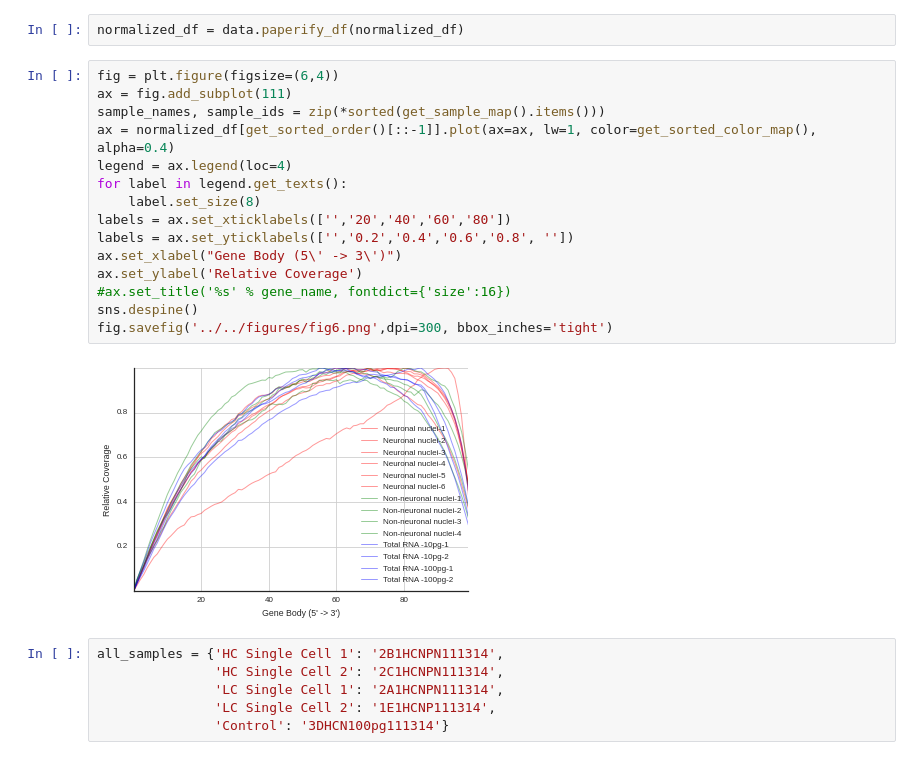
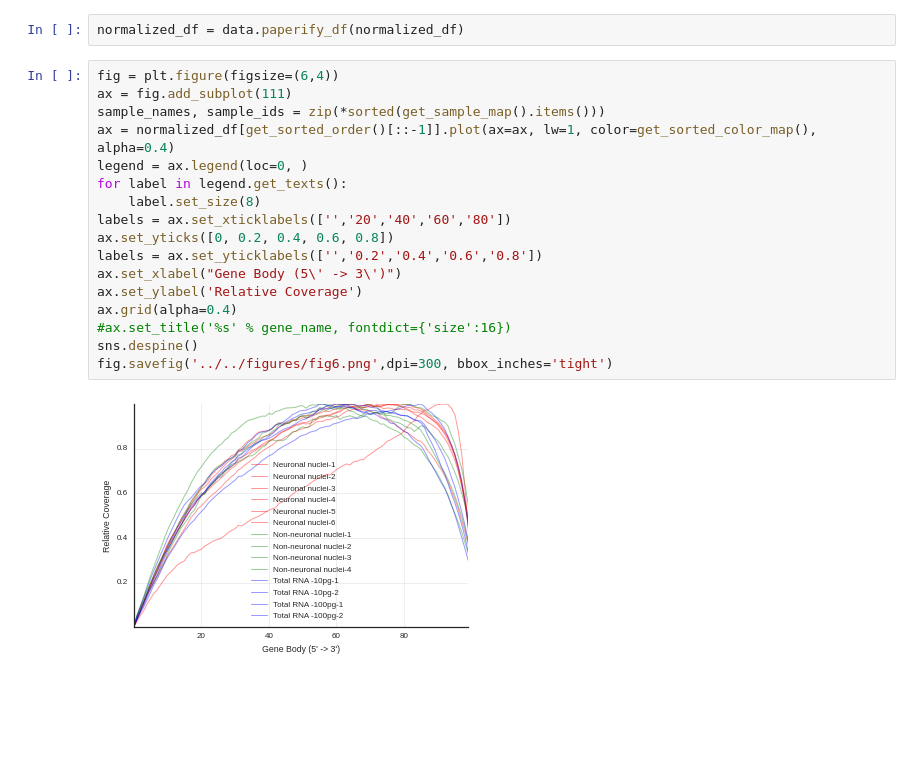
Before and after one commit to Schork-Lab/single-cell, a Jupyter notebook: ipython/nature_protocol/figure_6.ipynb, the cells around one changed output. Drawn from its saved outputs; the diff is of its cells as text; blank space fills up the shorter version.

Commit message:
Updated grids for ifgure 6

```diff
--- a/ipython/nature_protocol/figure_6.ipynb
+++ b/ipython/nature_protocol/figure_6.ipynb
@@ -38,23 +38,19 @@ normalized_df = data.paperify_df(normalized_df)
 # %%
 fig = plt.figure(figsize=(6,4))
 ax = fig.add_subplot(111)
 sample_names, sample_ids = zip(*sorted(get_sample_map().items()))
 ax = normalized_df[get_sorted_order()[::-1]].plot(ax=ax, lw=1, color=get_sorted_color_map(), alpha=0.4)
-legend = ax.legend(loc=4)
+legend = ax.legend(loc=0, )
 for label in legend.get_texts():
     label.set_size(8)
 labels = ax.set_xticklabels(['','20','40','60','80'])
-labels = ax.set_yticklabels(['','0.2','0.4','0.6','0.8', ''])
+ax.set_yticks([0, 0.2, 0.4, 0.6, 0.8])
+labels = ax.set_yticklabels(['','0.2','0.4','0.6','0.8'])
 ax.set_xlabel("Gene Body (5\' -> 3\')")
 ax.set_ylabel('Relative Coverage')
+ax.grid(alpha=0.4)
 #ax.set_title('%s' % gene_name, fontdict={'size':16})
 sns.despine()
 fig.savefig('../../figures/fig6.png',dpi=300, bbox_inches='tight')
 # %% [output]
-[figure, old version]
+[figure, new version]
-# %%
-all_samples = {'HC Single Cell 1': '2B1HCNPN111314',
-               'HC Single Cell 2': '2C1HCNPN111314',
-               'LC Single Cell 1': '2A1HCNPN111314',
-               'LC Single Cell 2': '1E1HCNP111314',
-               'Control': '3DHCN100pg111314'}
```
Also changed, not shown: 1 other file.
